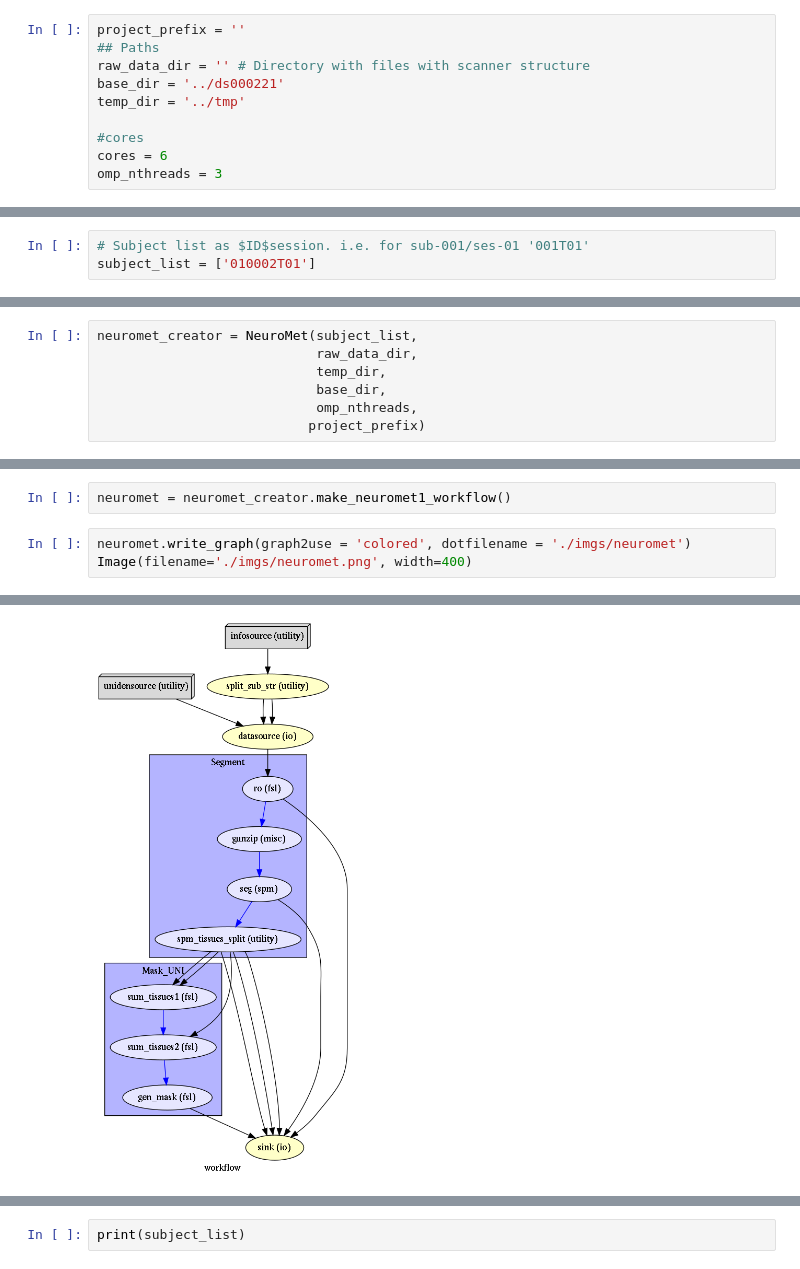
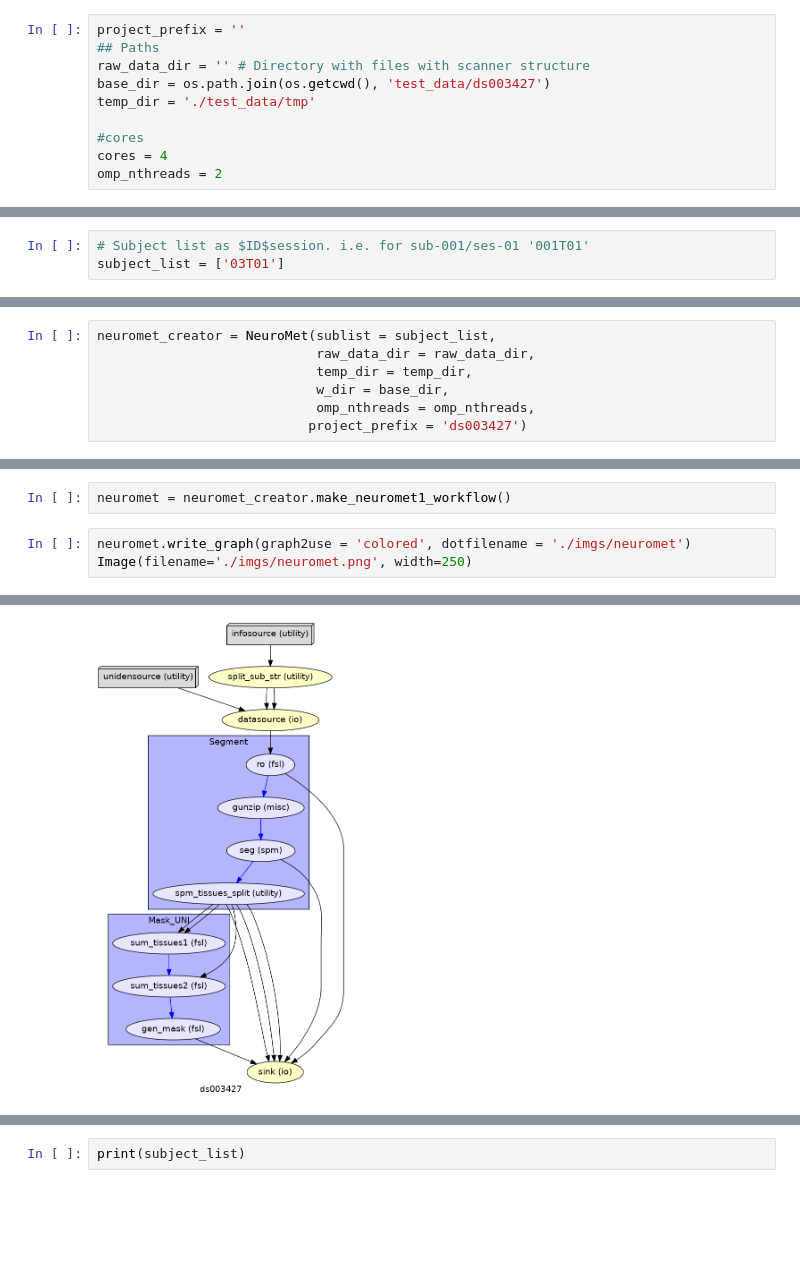
Before and after one commit to 0rC0/NeuroMet_MP2rage_pypes, a Jupyter notebook: NeuroMET2_FreeSurfer7.ipynb, the cells around one changed output, grey strips where cells are left out. Drawn from its saved outputs; the diff is of its cells as text; blank space fills up the shorter version.

```diff
--- a/NeuroMET2_FreeSurfer7.ipynb
+++ b/NeuroMET2_FreeSurfer7.ipynb
@@ -24,26 +21,26 @@ from IPython.display import Image
 project_prefix = ''
 ## Paths
 raw_data_dir = '' # Directory with files with scanner structure
-base_dir = '../ds000221'
-temp_dir = '../tmp'
+base_dir = os.path.join(os.getcwd(), 'test_data/ds003427')
+temp_dir = './test_data/tmp'
 
 #cores
-cores = 6
-omp_nthreads = 3
+cores = 4
+omp_nthreads = 2
 # %% [markdown]
 Function**subject_list**:
 * to analyze all subjects cut&paste below: `subject_list = [ x.split('/')[-1][8:11] for x in os.listdir(w_dir) if x.startswith('NeuroMet')]`
 * to analyse only some subjects use the format: `subject_list = ['subject number', 'subject number' ... ]` i.e.: `subject_list = ['001']` or `subject_list = ['001', '003']`
 # %%
 # Subject list as $ID$session. i.e. for sub-001/ses-01 '001T01'
-subject_list = ['010002T01']
+subject_list = ['03T01']
 # %% [markdown]
 # SPM Segment and Mask generation
 # %%
-neuromet_creator = NeuroMet(subject_list,
-                            raw_data_dir,
-                            temp_dir,
-                            base_dir,
-                            omp_nthreads,
-                           project_prefix)
+neuromet_creator = NeuroMet(sublist = subject_list,
+                            raw_data_dir = raw_data_dir,
+                            temp_dir = temp_dir,
+                            w_dir = base_dir,
+                            omp_nthreads = omp_nthreads,
+                           project_prefix = 'ds003427')
 # %% [output]
@@ -58,5 +58,5 @@ w_dir=  ../ds000221
 neuromet = neuromet_creator.make_neuromet1_workflow()
 # %%
 neuromet.write_graph(graph2use = 'colored', dotfilename = './imgs/neuromet')
-Image(filename='./imgs/neuromet.png', width=400)
+Image(filename='./imgs/neuromet.png', width=250)
 # %% [output]
@@ -64,5 +64,5 @@ Image(filename='./imgs/neuromet.png', width=400)
          Generated workflow graph: ./imgs/neuromet.png (graph2use=colored, simple_form=True).
-[figure, old version]
+[figure, new version]
 # %%
 %%time
 neuromet.run('MultiProc', plugin_args={'n_procs': cores})
```
Also changed, not shown: parts of 6 cells of this notebook, 33 other files.
